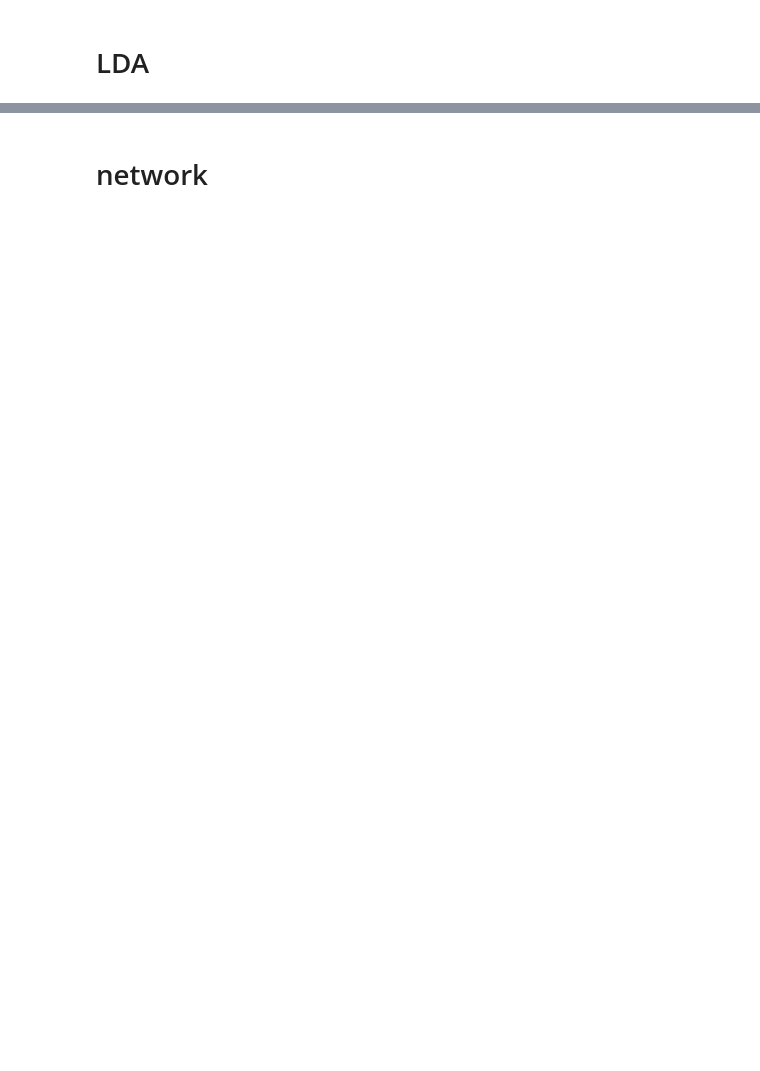
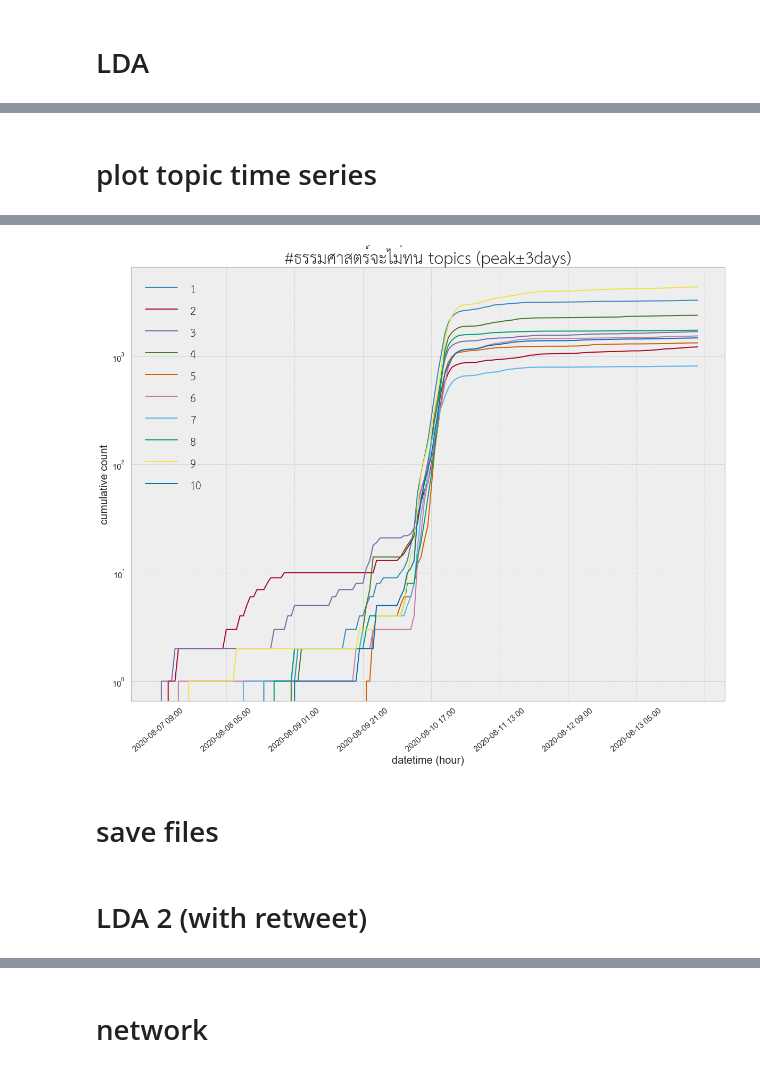
Before and after one commit to nozomiyamada/twitter_analysis, a Jupyter notebook: _phrase.ipynb, the cells around one changed output, grey strips where cells are left out. Drawn from its saved outputs; the diff is of its cells as text; code cells hidden in the pictures; blank space fills up the shorter version.

```diff
--- a/_phrase.ipynb
+++ b/_phrase.ipynb
@@ -262,0 +352,48 @@ for i in range(10):
+# %%
+with open(f'reports/events/#{hashtag}.md', 'a') as f:
+    ### print result of 20 keywords ###z
+    f.write("\n\n## LDA\n\n> KEYWORDS")
+
+    #print('|rank|topic 1||topic 2||topic 3||topic 4||topic 5||\n|:-:|:-:|:-:|:-:|:-:|:-:|:-:|:-:|:-:|:-:|:-:|')
+    f.write('\n\n|rank|topic 1||topic 2||topic 3||topic 4||topic 5||topic 6||topic 7||topic 8||topic 9||topic 10||')
+    f.write('\n|:-:|' + ':-:|:-:|'*num_topic)
+    for i in range(20):
+        f.write(f'\n|{i+1}|')
+        for j in range(num_topic):
+            word, score = lda.show_topic(j, topn=20)[i]
+            f.write(f"{word}|{score:.3f}|")
+
+
+    ### PREDICTION EXAMPLE ###
+    f.write("\n\n> PREDICTION EXAMPLES")
+    f.write('\n\n|tweet|topic|prob of 1|2|3|4|5|6|7|8|9|10|')
+    f.write('\n|:-:|:-:|:-:|:-:|:-:|:-:|:-:|:-:|:-:|:-:|:-:|:-:|')
+    np.random.seed(10)
+    for i, row in result_df[['tweet','topic',1,2,3,4,5,6,7,8,9,10]].sample(10).iterrows():
+        f.write(f'\n|{row.tweet}|__{row.topic}__|{row[1]:.3f}|{row[2]:.3f}|{row[3]:.3f}|{row[4]:.3f}|{row[5]:.3f}|{row[6]:.3f}|{row[7]:.3f}|{row[8]:.3f}|{row[9]:.3f}|{row[10]:.3f}|')
+
+    #### time series plot ####
+    f.write('\n\n> TIME SERIES')
+    f.write(f"\n\n![topic](https://raw.githubusercontent.com/nozomiyamada/twitter_analysis/main/graphs/event/{hashtag}_topic.png)")
+# %% [markdown]
+# plot topic time series
+# %%
+%%time
+period_df = result_df.loc[df1.index]
+period_df['datetime'] = period_df.apply(lambda row:str(row['date']).split()[0] + ' ' + str(row['time']), axis=1)
+tempdf = timerange_hour(period_df)
+
+
+for t in range(1, num_topic+1):
+    tempdf[t] = tempdf.date.apply(lambda x: sum((period_df.datetime <= x) & (period_df.topic==t)))
+
+fig = tempdf.plot(x='date', figsize=(20,15))
+plt.legend(prop=font_label, loc='best')
+plt.ylabel('cumulative count', size=20)
+plt.xlabel('datetime (hour)', size=20)
+plt.xticks(rotation=40, size=15)
+plt.yticks(size=15)
+plt.title('#'+hashtag+' topics (peak±3days)', fontproperties=font_title)
+plt.yscale('log')
+plt.savefig(f"graphs/event/{hashtag}_topic.png", facecolor="white")
+# %% [output]
@@ -262,0 +402,3 @@ for i in range(10):
+[figure, added]
+# %% [markdown]
+# save files
@@ -262,0 +408,2 @@ for i in range(10):
+# %% [markdown]
+# LDA 2 (with retweet)
```
Also changed, not shown: parts of 40 cells of this notebook, 8 other files.
